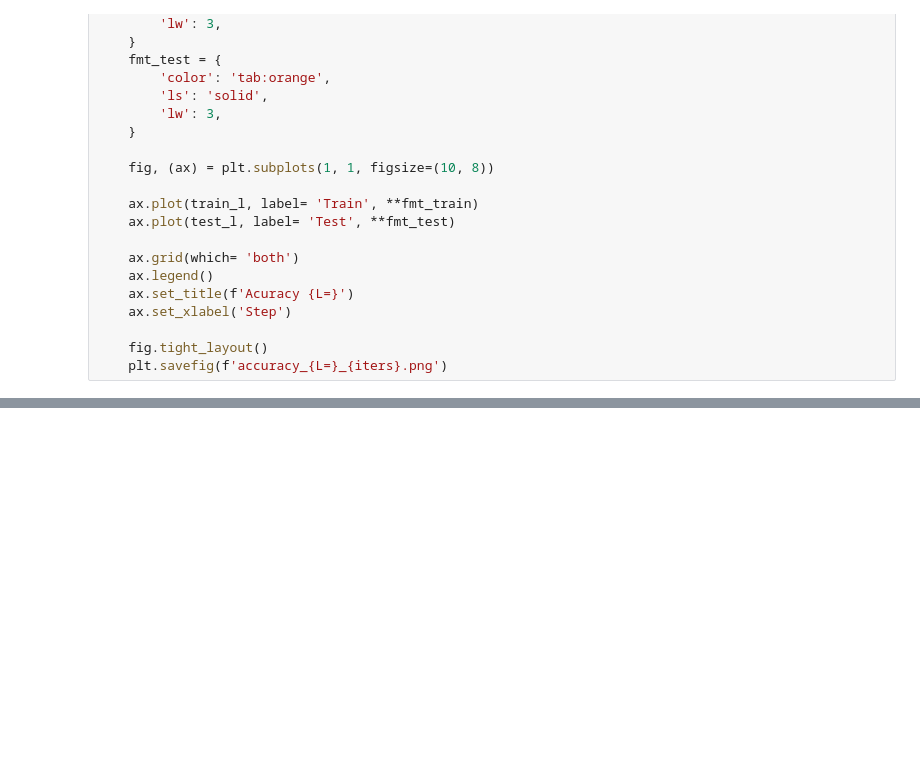
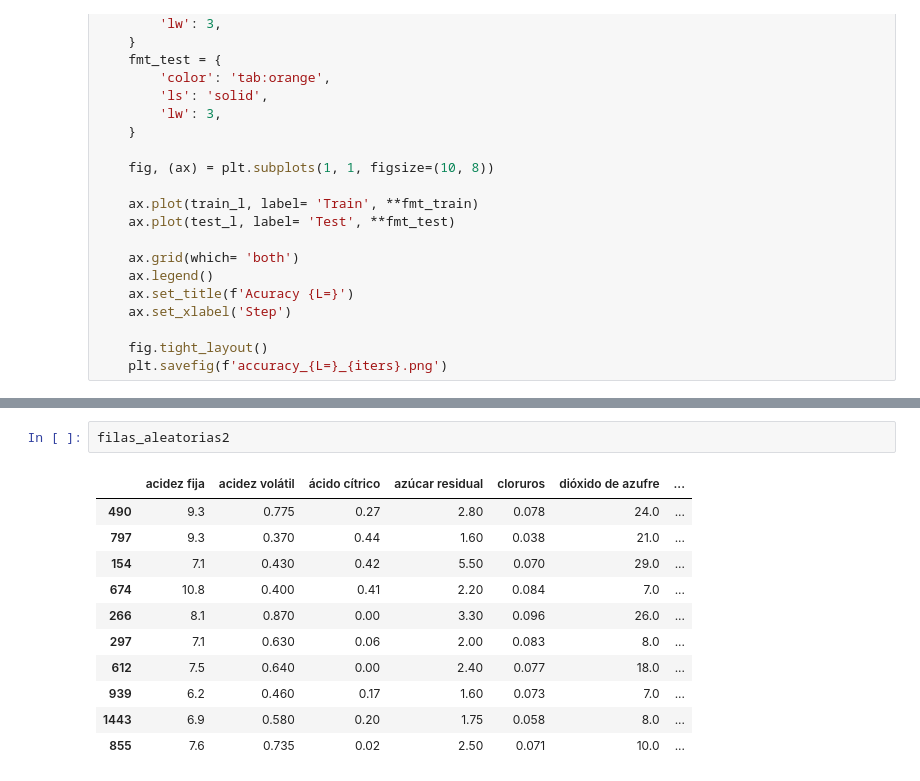
Before and after one commit to SRodriguezSpina/TP-RedNeuronal, a Jupyter notebook: Red Neuronal TP/RedNeuronal.ipynb, the cells around one changed output, grey strips where cells are left out. Drawn from its saved outputs; the diff is of its cells as text; blank space fills up the shorter version.

```diff
--- a/Red Neuronal TP/RedNeuronal.ipynb
+++ b/Red Neuronal TP/RedNeuronal.ipynb
@@ -531,0 +595,14 @@ n_test=533
+# %%
+filas_aleatorias2
+# %% [output]
+|  | acidez fija | acidez volátil | ácido cítrico | azúcar residual | cloruros | dióxido de azufre | ... |
+| 490 | 9.3 | 0.775 | 0.27 | 2.80 | 0.078 | 24.0 | ... |
+| 797 | 9.3 | 0.370 | 0.44 | 1.60 | 0.038 | 21.0 | ... |
+| 154 | 7.1 | 0.430 | 0.42 | 5.50 | 0.070 | 29.0 | ... |
+| 674 | 10.8 | 0.400 | 0.41 | 2.20 | 0.084 | 7.0 | ... |
+| 266 | 8.1 | 0.870 | 0.00 | 3.30 | 0.096 | 26.0 | ... |
+| 297 | 7.1 | 0.630 | 0.06 | 2.00 | 0.083 | 8.0 | ... |
+| 612 | 7.5 | 0.640 | 0.00 | 2.40 | 0.077 | 18.0 | ... |
+| 939 | 6.2 | 0.460 | 0.17 | 1.60 | 0.073 | 7.0 | ... |
+| 1443 | 6.9 | 0.580 | 0.20 | 1.75 | 0.058 | 8.0 | ... |
+| 855 | 7.6 | 0.735 | 0.02 | 2.50 | 0.071 | 10.0 | ... |
```
Also changed, not shown: parts of 10 cells of this notebook.
